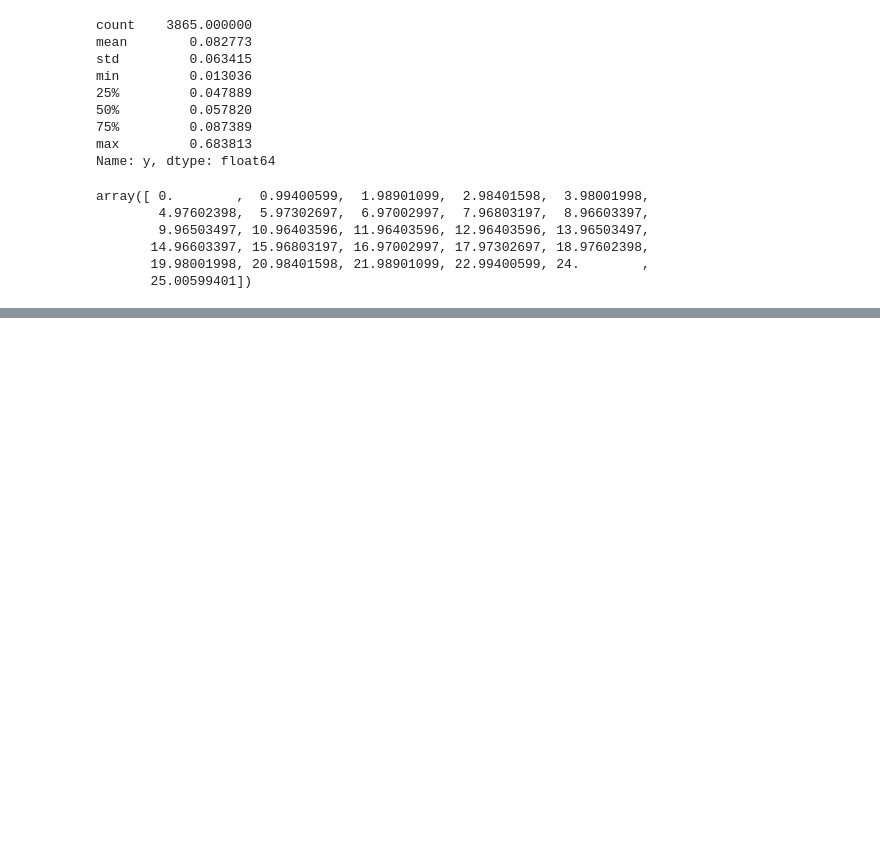
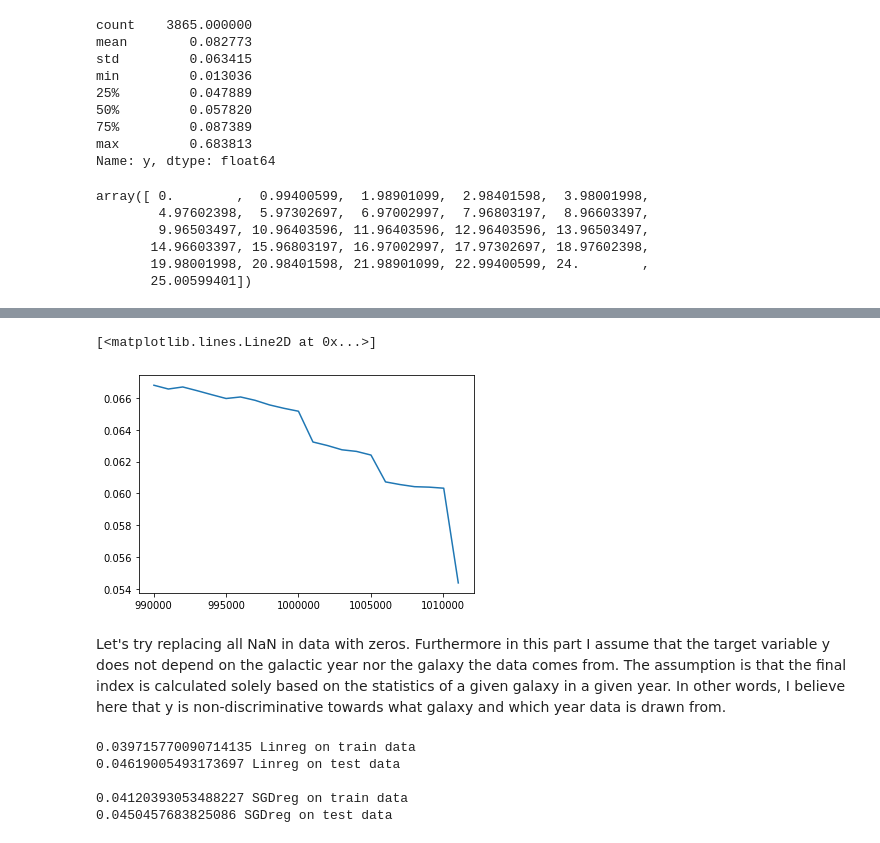
Before and after one commit to D1nay/prohack2020, a Jupyter notebook: Tinkering.ipynb, the cells around one changed output, grey strips where cells are left out. Drawn from its saved outputs; the diff is of its cells as text; code cells hidden in the pictures; blank space fills up the shorter version.

Commit message:
Tried linreg and SGDreg with basic assumptions and dropping first two columns. Got some best params for SGDreg

```diff
--- a/Tinkering.ipynb
+++ b/Tinkering.ipynb
@@ -125,0 +213,45 @@ array([ 0.        ,  0.99400599,  1.98901099,  2.98401598,  3.98001998,
+# %%
+galslice = data[data['galaxy'] == 'Sextans B (UGC 5373)']
+plt.plot(galslice['galactic year'], galslice['y'])
+# %% [output]
+[<matplotlib.lines.Line2D at 0x...>]
+[figure, added]
+# %% [markdown]
+Let's try replacing all NaN in data with zeros. Furthermore in this part I assume that the target variable y does not depend on the galactic year nor the galaxy the data comes from. The assumption is that the final index is calculated solely based on the statistics of a given galaxy in a given year. In other words, I believe here that y is non-discriminative towards what galaxy and which year data is drawn from.
+# %%
+from sklearn.model_selection import cross_val_score as CVS
+from sklearn.linear_model import LinearRegression as LR
+
+X = data.fillna(value=0).iloc[:, 2:-1].values
+y = data.fillna(value=0).iloc[:, -1].values
+
+#shortcut for scorer
+nrmse = 'neg_root_mean_squared_error'
+#normalize
+scaler = preprocessing.StandardScaler()
+X = scaler.fit_transform(X)
+
+(X_train, X_test, y_train,
+ y_test) = model_selection.train_test_split(X, y, test_size = 0.2, shuffle=True, random_state=425)
+
+lr = linear_model.LinearRegression()
+lr.fit(X_train, y_train)
+
+train_rmse = -CVS(lr, X_train, y_train, scoring = nrmse, cv = 5).mean()
+test_rmse = -CVS(lr, X_test, y_test, scoring = nrmse, cv = 5).mean()
+print(train_rmse, 'Linreg on train data')
+print(test_rmse, 'Linreg on test data\n')
+
+SGDreg = linear_model.SGDRegressor(penalty='l1')
+SGDreg.fit(X_train, y_train)
+
+train_rmse = -CVS(SGDreg, X_train, y_train, scoring = nrmse, cv = 5).mean()
+test_rmse = -CVS(SGDreg, X_test, y_test, scoring = nrmse, cv = 5).mean()
+print(train_rmse, 'SGDreg on train data')
+print(test_rmse, 'SGDreg on test data')
+# %% [output]
+0.039715770090714135 Linreg on train data
+0.04619005493173697 Linreg on test data
+
+0.04120393053488227 SGDreg on train data
+0.0450457683825086 SGDreg on test data
```
Also changed, not shown: parts of 15 cells of this notebook, 1 other file.
